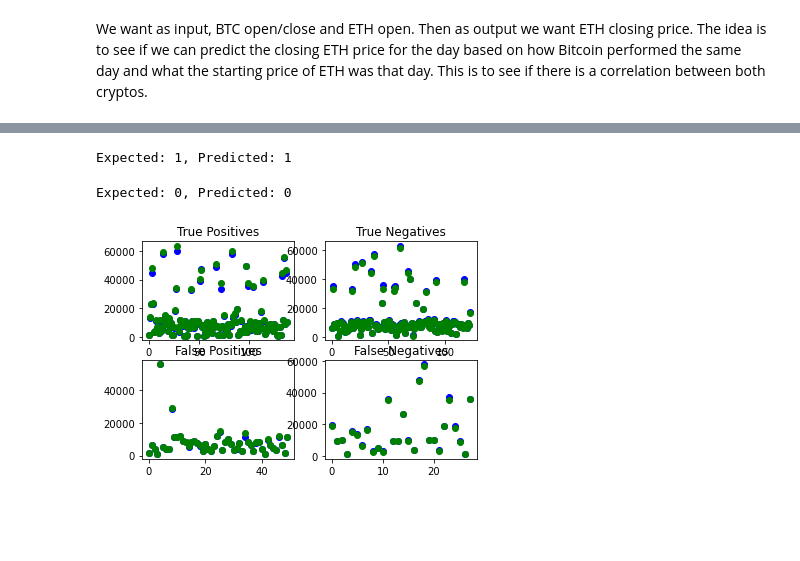
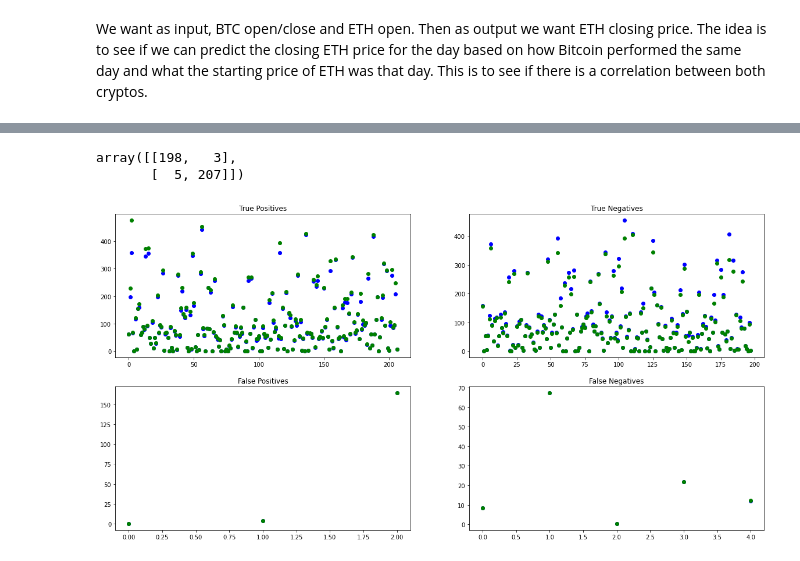
Before and after one commit to ricyoung/da, a Jupyter notebook: log_hw.ipynb, the cells around one changed output, grey strips where cells are left out. Cells and saved outputs as stored; diff of their text form; code cells hidden in the pictures; blank space fills up the shorter version.

```diff
--- a/log_hw.ipynb
+++ b/log_hw.ipynb
@@ -38,6 +44,6 @@ cleanbtcdf = btcdf.drop(
 # %%
 #Next lets drop first row (SNo)
-cleanbtcdf.drop(labels=['SNo'], axis=1, inplace=True)
-#Reset index since the row removal doesn't do that
-cleanbtcdf = cleanbtcdf.reset_index(drop=True)
-#print(cleanbtcdf)
+cleanxmrdf.drop(labels=['SNo'], axis=1, inplace=True)
+# %%
+#Reset index since the row removal doesn't do that
+cleanxmrdf = cleanxmrdf.reset_index(drop=True)
@@ -65,3 +101,8 @@ we want ETH closing price. The idea is to see if we can predict
 the closing ETH price for the day based on how Bitcoin performed
 the same day and what the starting price of ETH was that day.
 This is to see if there is a correlation between both cryptos.
+# %%
+#Next lets drop first row (SNo)
+cleanxprdf.drop(labels=['SNo'], axis=1, inplace=True)
+#Reset index since the row removal doesn't do that
+cleanxprdf = cleanxprdf.reset_index(drop=True)
@@ -179,4 +245,14 @@ X_train, X_test, y_train, y_test = train_test_split(
 
 #Create linear regression object
 from sklearn import linear_model
-logregr = linear_model.LogisticRegression(random_state=103, solver="lbfgs", max_iter=50)
+# logregr = linear_model.LogisticRegression(random_state=103,
+# solver="lbfgs", max_iter=10000)
+
+# logregr = linear_model.SGDClassifier(random_state=103, loss='log', learning_rate='constant', eta0=0.01, max_iter=10000)
+
+# logregr = linear_model.SGDClassifier( alpha=0.1, average=False, class_weight=None, epsilon=0.1, eta0=0.0,fit_intercept=True,
+# l1_ratio=0.15, learning_rate='optimal', loss='log', max_iter=1000,  n_jobs=None, penalty='l2',
+# shuffle=False, tol=None, verbose=1, warm_start=False)
+
+
+logregr = linear_model.LogisticRegressionCV(random_state=103, solver='lbfgs', max_iter=10000)
@@ -224,73 +327,81 @@ Harmonic: 0.7808988764044945
 # %%
-#Sample Test
+## Test
 #Correct: 3329.47 ETH Closing price on 8/24
 #Opening ETH price was 3322.6
 #Bitcoin Open 49532.5
 #Bitcoin Close 49768.2
-from numpy import FPE_DIVIDEBYZERO, array as nparray
-answer = logregr.predict(nparray([[49532.5, 49768.2, 3322.6]]))
-print("Expected: 1, Predicted:", answer[0])
+# from numpy import FPE_DIVIDEBYZERO, array as nparray
+# answer = logregr.predict(nparray([[49532.5, 49768.2, 3322.6]]))
+# print("Expected: 1, Predicted:", answer[0])
-# %% [output]
-Expected: 1, Predicted: 1
 # %%
+## test
+
 #2/20/2022 5:25AM PST
 #ETH OPEN  2723.79, ETH CLOSE 2630.48
 #BTC OPEN 39891.25  BTC CLOSE 38240.97
 
-answer = logregr.predict(nparray([[39891.25, 38240.97, 2723.79]]))
-print("Expected: 0, Predicted:", answer[0])
+# answer = logregr.predict(nparray([[39891.25, 38240.97, 2723.79]]))
+# print("Expected: 0, Predicted:", answer[0])
-# %% [output]
-Expected: 0, Predicted: 0
+# %%
+from sklearn.metrics import confusion_matrix
+confusion_matrix(y_test, y_pred)
+# %% [output]
+array([[198,   3],
+       [  5, 207]])
 # %%
 # Plot outputs
 import matplotlib.pyplot as plt
+plt.rcParams["figure.figsize"] = (20,10)
+
+
+
 TN = [[],[]]
 FP = [[],[]]
 FN = [[],[]]
 TP = [[],[]]
 for i in range(len(y_pred)):
     if y_pred[i] == 1 and y_test.values[i] == 1:   #TP
-        TP[0].append(X_test['BTCOpen'].values[i])
-        TP[1].append(X_test['BTCPrice'].values[i])
+        TP[0].append(X_test['xmrOpen'].values[i])
+        TP[1].append(X_test['xmrPrice'].values[i])
     elif y_pred[i] == 0 and y_test.values[i] == 0: #TN
-        TN[0].append(X_test['BTCOpen'].values[i])
-        TN[1].append(X_test['BTCPrice'].values[i])
+        TN[0].append(X_test['xmrOpen'].values[i])
+        TN[1].append(X_test['xmrPrice'].values[i])
     elif y_pred[i] == 1 and y_test.values[i] == 0: #FP
-        FP[0].append(X_test['BTCOpen'].values[i])
-        FP[1].append(X_test['BTCPrice'].values[i])
+        FP[0].append(X_test['xmrOpen'].values[i])
+        FP[1].append(X_test['xmrPrice'].values[i])
     else: #y_pred[i] == 0 and y_test.values[i] == 1: #FN
-        FN[0].append(X_test['BTCOpen'].values[i])
-        FN[1].append(X_test['BTCPrice'].values[i])
+        FN[0].append(X_test['xmrOpen'].values[i])
+        FN[1].append(X_test['xmrPrice'].values[i])
 
 fig = plt.figure()
 ax1 = fig.add_subplot(221)
 ax2 = fig.add_subplot(222)
 ax3 = fig.add_subplot(223)
 ax4 = fig.add_subplot(224)
 
 ax1.set_title('True Positives')
 ax2.set_title('True Negatives')
 ax3.set_title('False Positives')
 ax4.set_title('False Negatives')
 
 ax1.scatter(range(len(TP[0])), TP[0], color="blue")
 ax1.scatter(range(len(TP[1])), TP[1], color="green")
 ax2.scatter(range(len(TN[0])), TN[0], color="blue")
 ax2.scatter(range(len(TN[1])), TN[1], color="green")
 ax3.scatter(range(len(FP[0])), FP[0], color="blue")
 ax3.scatter(range(len(FP[1])), FP[1], color="green")
 ax4.scatter(range(len(FN[0])), FN[0], color="blue")
 ax4.scatter(range(len(FN[1])), FN[1], color="green")
 
 #ax1.scatter(range(28), TP[0][0:28], color="blue")
 #ax1.scatter(range(28), TP[1][0:28], color="green")
 #ax2.scatter(range(28), TN[0][0:28], color="blue")
 #ax2.scatter(range(28), TN[1][0:28], color="green")
 #ax3.scatter(range(28), FP[0][0:28], color="blue")
 #ax3.scatter(range(28), FP[1][0:28], color="green")
 #ax4.scatter(range(len(FN[0])), FN[0], color="blue")
 #ax4.scatter(range(len(FN[1])), FN[1], color="green")
 
 plt.show()
 # %% [output]
-[figure, old version]
+[figure, new version]
```
Also changed, not shown: parts of 16 cells of this notebook, 3 other files.
